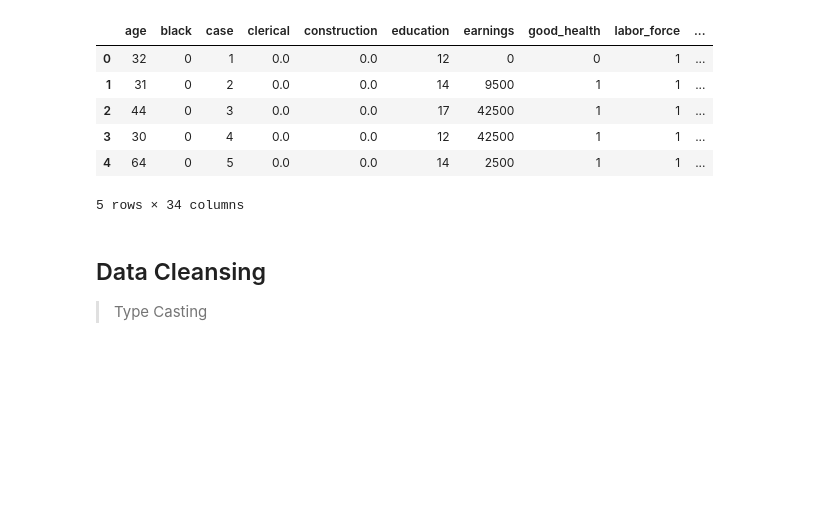
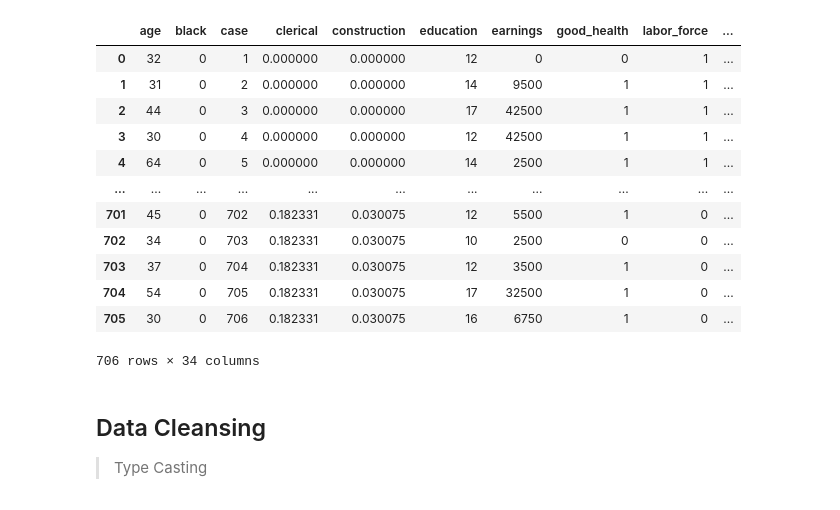
Before and after one commit to Mauzerov/DS-SleepData, a Jupyter notebook: Analysis.ipynb, the cells around one changed output. Cells and saved outputs as stored; diff of their text form; code cells hidden in the pictures; blank space fills up the shorter version.

```diff
--- a/Analysis.ipynb
+++ b/Analysis.ipynb
@@ -5,15 +5,21 @@ import seaborn as sns
 import matplotlib.pyplot as plt
 # %%
 df_all = pd.read_excel("sleep75.xls")
-df_all.head()
+df_all
 # %% [output]
 |  | age | black | case | clerical | construction | education | earnings | good_health | labor_force | ... |
-| 0 | 32 | 0 | 1 | 0.0 | 0.0 | 12 | 0 | 0 | 1 | ... |
-| 1 | 31 | 0 | 2 | 0.0 | 0.0 | 14 | 9500 | 1 | 1 | ... |
-| 2 | 44 | 0 | 3 | 0.0 | 0.0 | 17 | 42500 | 1 | 1 | ... |
-| 3 | 30 | 0 | 4 | 0.0 | 0.0 | 12 | 42500 | 1 | 1 | ... |
-| 4 | 64 | 0 | 5 | 0.0 | 0.0 | 14 | 2500 | 1 | 1 | ... |
+| 0 | 32 | 0 | 1 | 0.000000 | 0.000000 | 12 | 0 | 0 | 1 | ... |
+| 1 | 31 | 0 | 2 | 0.000000 | 0.000000 | 14 | 9500 | 1 | 1 | ... |
+| 2 | 44 | 0 | 3 | 0.000000 | 0.000000 | 17 | 42500 | 1 | 1 | ... |
+| 3 | 30 | 0 | 4 | 0.000000 | 0.000000 | 12 | 42500 | 1 | 1 | ... |
+| 4 | 64 | 0 | 5 | 0.000000 | 0.000000 | 14 | 2500 | 1 | 1 | ... |
+| ... | ... | ... | ... | ... | ... | ... | ... | ... | ... | ... |
+| 701 | 45 | 0 | 702 | 0.182331 | 0.030075 | 12 | 5500 | 1 | 0 | ... |
+| 702 | 34 | 0 | 703 | 0.182331 | 0.030075 | 10 | 2500 | 0 | 0 | ... |
+| 703 | 37 | 0 | 704 | 0.182331 | 0.030075 | 12 | 3500 | 1 | 0 | ... |
+| 704 | 54 | 0 | 705 | 0.182331 | 0.030075 | 17 | 32500 | 1 | 0 | ... |
+| 705 | 30 | 0 | 706 | 0.182331 | 0.030075 | 16 | 6750 | 1 | 0 | ... |
-5 rows × 34 columns
+706 rows × 34 columns
 # %% [markdown]
 ## Data Cleansing
 > Type Casting
```
Also changed, not shown: parts of 14 cells of this notebook.
